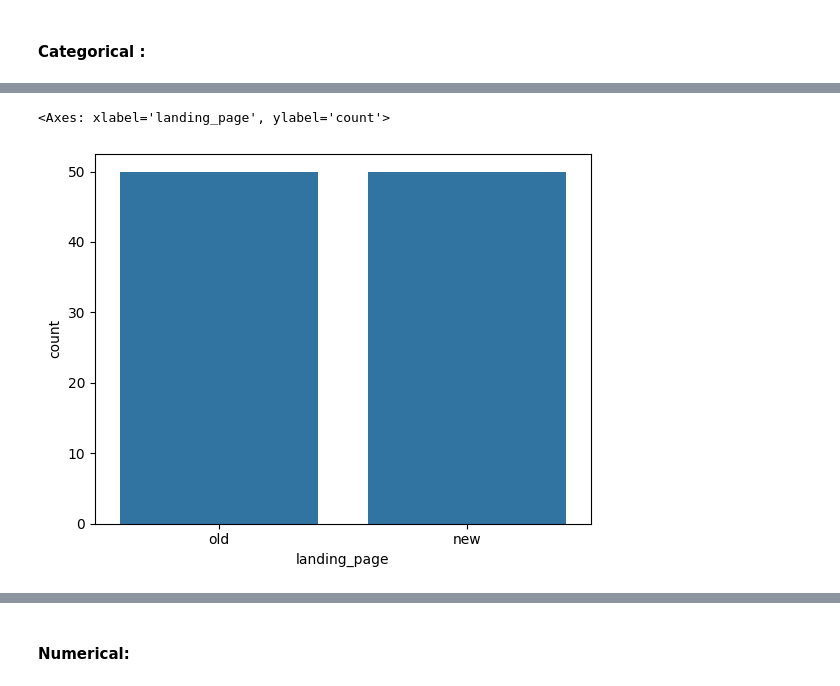
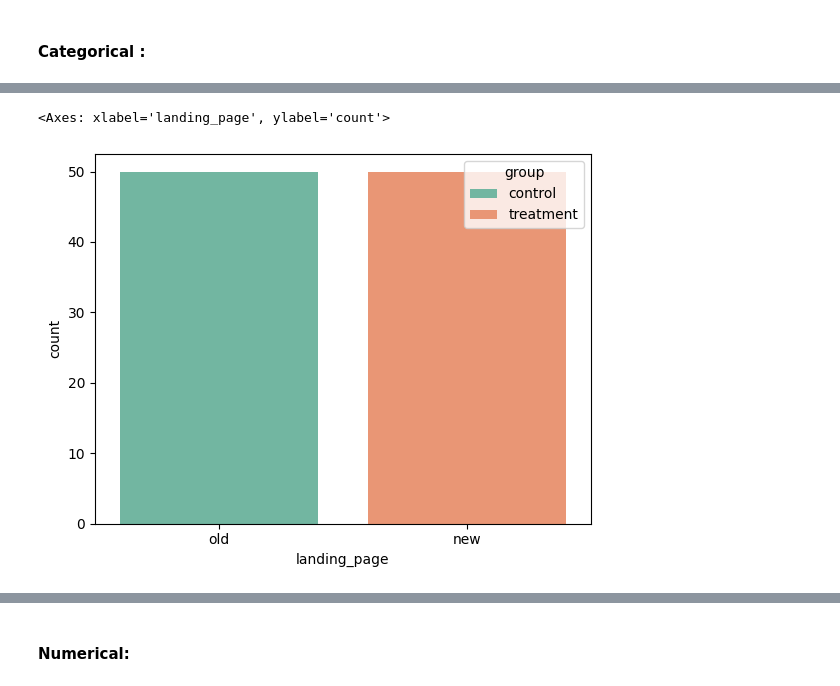
Before and after one commit to gs24/AIML, a Jupyter notebook: statistics/final project/solution.ipynb, the cells around one changed output, grey strips where cells are left out. Cells and saved outputs as stored; diff of their text form; code cells hidden in the pictures.

```diff
--- a/statistics/final project/solution.ipynb
+++ b/statistics/final project/solution.ipynb
@@ -120,6 +146,9 @@ sns.countplot(data=df, x='group')
 # %%
 #visualizing the distribution of the landing page variable
-sns.countplot(data=df, x='landing_page')
+sns.countplot(data=df,
+              x='landing_page',
+              hue='group',
+              palette='Set2')
 # %% [output]
 <Axes: xlabel='landing_page', ylabel='count'>
-[figure, old version]
+[figure, new version]
```
Also changed, not shown: parts of 47 cells of this notebook.
